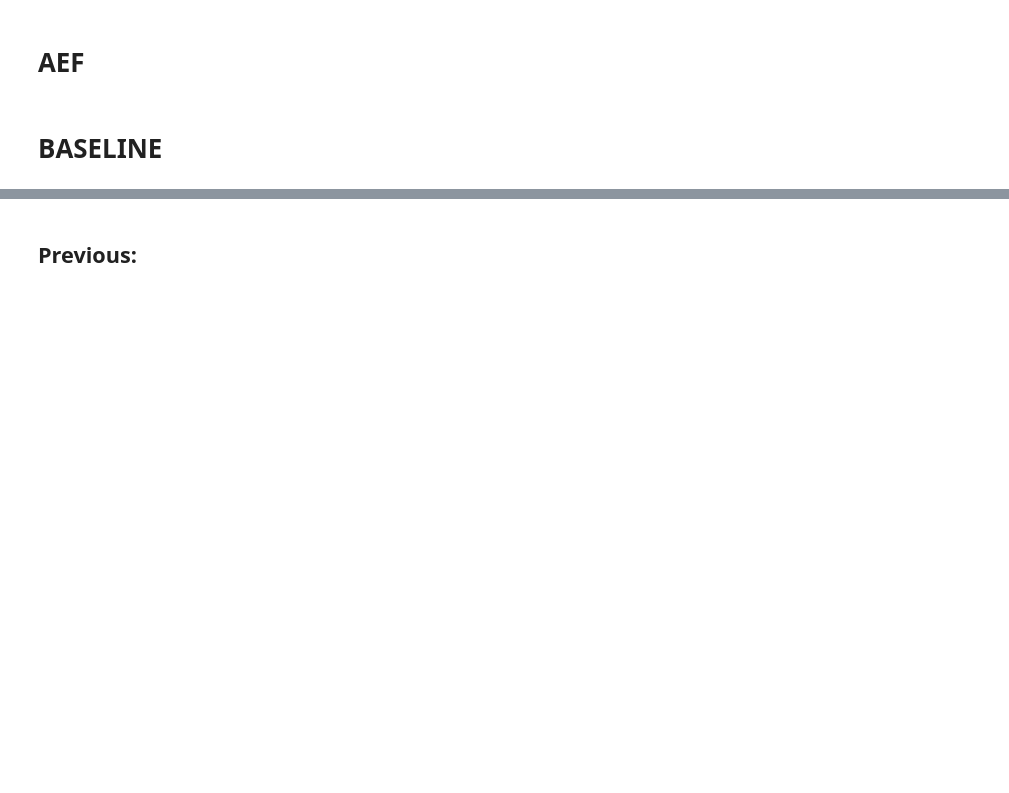
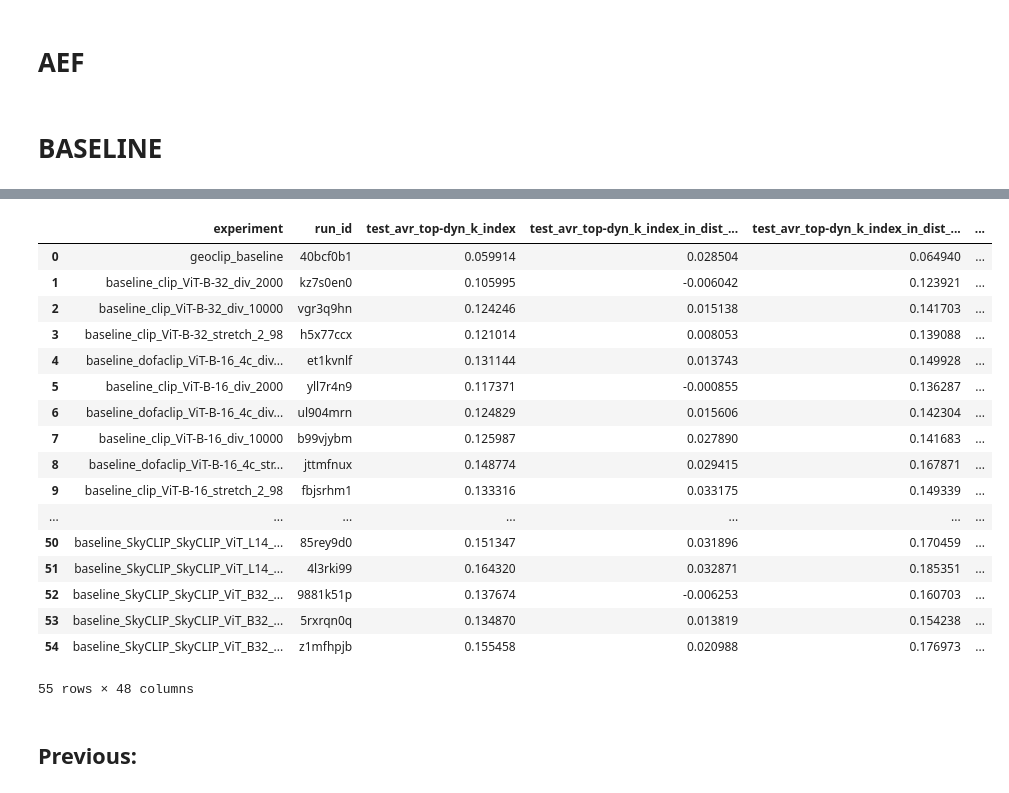
Before and after one commit to WUR-AI/aether, a Jupyter notebook: notebooks/22-TvdP-wandb_satbird_alignment_table.ipynb, the cells around one changed output, grey strips where cells are left out. Cells and saved outputs as stored; diff of their text form; code cells hidden in the pictures; blank space fills up the shorter version.

```diff
--- a/notebooks/22-TvdP-wandb_satbird_alignment_table.ipynb
+++ b/notebooks/22-TvdP-wandb_satbird_alignment_table.ipynb
@@ -310,9 +417,11 @@ model_name_map = {
     },
     "main": {
         "AEF": "AEF, separate captions",
+        "TextAlignmentModel": "CLIP",
         "ClipImgEncoder": "CLIP",
         "DOFACLIP_model": "DOFA-CLIP",
         "GeoClipCoordinateEncoder": "GeoCLIP",
+        "GeoCLIP": "GeoCLIP",
         "GeoRSCLIP_model": "GeoRSCLIP",
         "RemoteCLIP_model": "RemoteCLIP",
         "SkyCLIP_model": "SkyCLIP",
@@ -343,6 +452,7 @@ for metric in metrics_use:
 
 df_best_runs.columns = [c[0] if isinstance(c, tuple) else c for c in df_best_runs.columns]
 
+
 ## get best baseline model for each combination of model and geo_encoder, and compare to best AEF model
 runs_df = df_dict["baseline"].copy()
 
@@ -356,6 +466,8 @@ cols_params = [
 # unique_combinations = runs_df[cols_main].drop_duplicates()
 # assert False
 runs_df["name_plot"] = runs_df["model._target_"].apply(lambda x: x.split(".")[-1].lstrip("build_"))
+id_geoclip = runs_df['experiment'].str.startswith('geoclip')
+runs_df.loc[id_geoclip, "name_plot"] = "GeoCLIP"
 if "TextAlignmentModel" in runs_df["name_plot"].values:
     runs_df["name_plot"][runs_df["name_plot"] == "TextAlignmentModel"] = "CLIP"
 for name_combi in runs_df["name_plot"].unique():
@@ -417,7 +529,7 @@ for name_map, model_map in model_name_map.items():
         )
 
     if name_map == "main":
-        caption = "\\textbf{Retrieval scores of the AlphaEarth (AEF) alignment models on the SatBird task.} Scores show the average retrieval $I_{\\text{top-}k_l}$ score for the bioclimatic, Dynamic World (DW) land cover, and soil groups, as well as the average across a subset (Av.\\ (sub)) of columns (used as validation criterion)."
+        caption = "\\textbf{Retrieval scores of the AlphaEarth (AEF) alignment models on the SatBird task.} Scores show the average retrieval $I_{\\text{top-}k_l}$ ($\\uparrow$) score for the bioclimatic, Dynamic World (DW) land cover, and soil groups, as well as the average across a subset (Av.\\ (sub)) of columns (used as validation criterion)."
     # elif name_map == 'AEF_ablations':
     #     caption = "\\textbf{Ablation study of the AlphaEarth alignment model on S2BMS.} The projection network (AEF-only, text-only, both), data (labelled, unlabelled), and caption strategy (separate, mixed) were varied."
 
@@ -439,6 +568,27 @@ df_dict["baseline"]
 # %%
 soil_vars = ["bdticm", "cecsol", "clyppt", "orcdrc", "phihox", "sltppt", "sndppt"]
 len(soil_vars)
+# %%
+runs_df
+# %% [output]
+|  | experiment | run_id | test_avr_top-dyn_k_index | test_avr_top-dyn_k_index_in_dist_... | test_avr_top-dyn_k_index_in_dist_... | ... |
+| 0 | geoclip_baseline | 40bcf0b1 | 0.059914 | 0.028504 | 0.064940 | ... |
+| 1 | baseline_clip_ViT-B-32_div_2000 | kz7s0en0 | 0.105995 | -0.006042 | 0.123921 | ... |
+| 2 | baseline_clip_ViT-B-32_div_10000 | vgr3q9hn | 0.124246 | 0.015138 | 0.141703 | ... |
+| 3 | baseline_clip_ViT-B-32_stretch_2_98 | h5x77ccx | 0.121014 | 0.008053 | 0.139088 | ... |
+| 4 | baseline_dofaclip_ViT-B-16_4c_div... | et1kvnlf | 0.131144 | 0.013743 | 0.149928 | ... |
+| 5 | baseline_clip_ViT-B-16_div_2000 | yll7r4n9 | 0.117371 | -0.000855 | 0.136287 | ... |
+| 6 | baseline_dofaclip_ViT-B-16_4c_div... | ul904mrn | 0.124829 | 0.015606 | 0.142304 | ... |
+| 7 | baseline_clip_ViT-B-16_div_10000 | b99vjybm | 0.125987 | 0.027890 | 0.141683 | ... |
+| 8 | baseline_dofaclip_ViT-B-16_4c_str... | jttmfnux | 0.148774 | 0.029415 | 0.167871 | ... |
+| 9 | baseline_clip_ViT-B-16_stretch_2_98 | fbjsrhm1 | 0.133316 | 0.033175 | 0.149339 | ... |
+| ... | ... | ... | ... | ... | ... | ... |
+| 50 | baseline_SkyCLIP_SkyCLIP_ViT_L14_... | 85rey9d0 | 0.151347 | 0.031896 | 0.170459 | ... |
+| 51 | baseline_SkyCLIP_SkyCLIP_ViT_L14_... | 4l3rki99 | 0.164320 | 0.032871 | 0.185351 | ... |
+| 52 | baseline_SkyCLIP_SkyCLIP_ViT_B32_... | 9881k51p | 0.137674 | -0.006253 | 0.160703 | ... |
+| 53 | baseline_SkyCLIP_SkyCLIP_ViT_B32_... | 5rxrqn0q | 0.134870 | 0.013819 | 0.154238 | ... |
+| 54 | baseline_SkyCLIP_SkyCLIP_ViT_B32_... | z1mfhpjb | 0.155458 | 0.020988 | 0.176973 | ... |
+55 rows × 48 columns
 # %% [markdown]
 ## Previous:
 # %%
```
Also changed, not shown: parts of 12 cells of this notebook.
